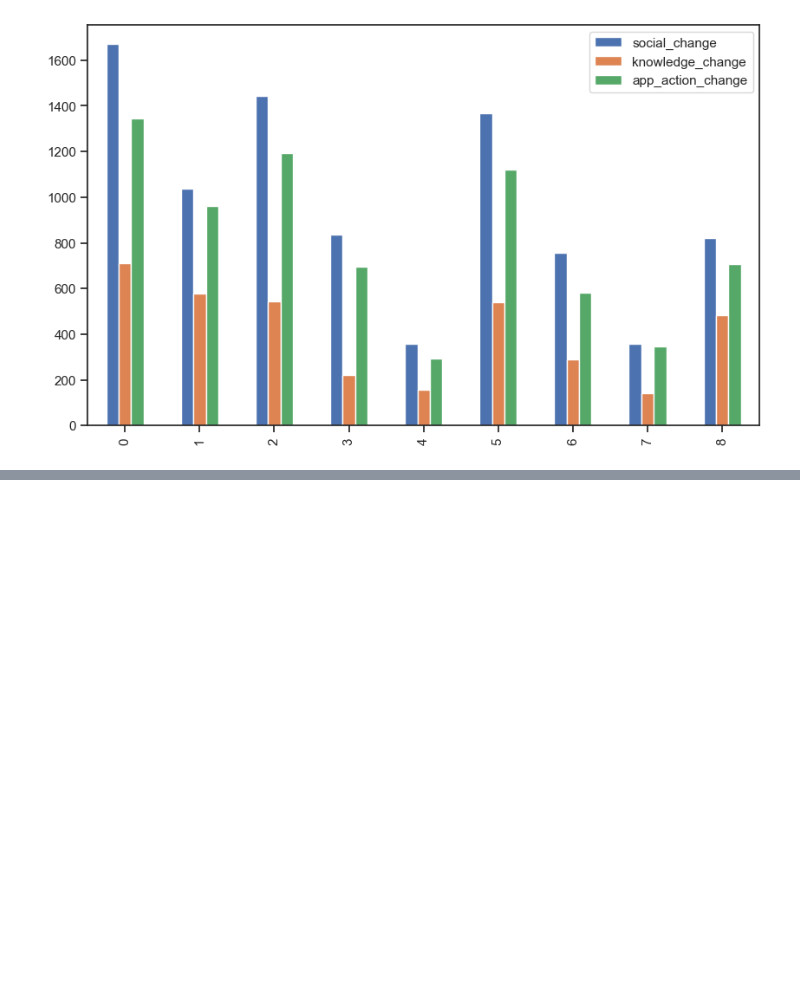
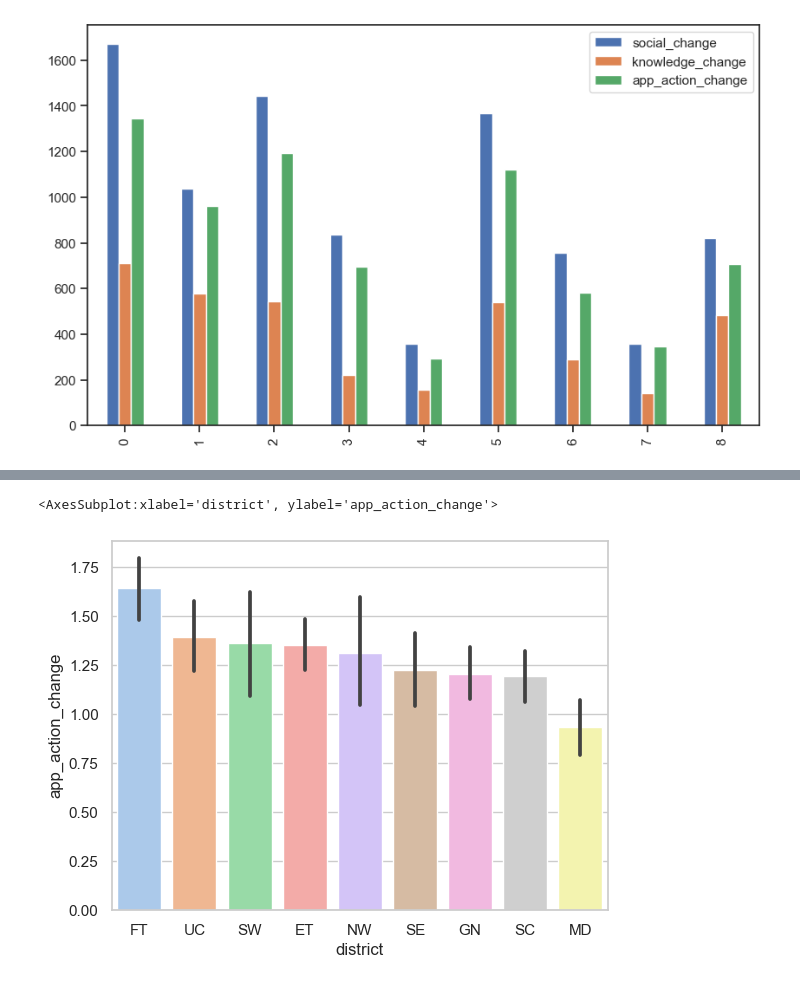
Before and after one commit to jwhankins177/Tennessee-Early-Intervention-System, a Jupyter notebook: notebooks/JH_notebook_CB.ipynb, the cells around one changed output, grey strips where cells are left out. Cells and saved outputs as stored; diff of their text form; code cells hidden in the pictures; blank space fills up the shorter version.

```diff
--- a/notebooks/JH_notebook_CB.ipynb
+++ b/notebooks/JH_notebook_CB.ipynb
@@ -651,0 +654,6 @@ poe_sum.plot(kind = 'bar',figsize = (10,6))
+# %%
+sns.barplot(data=poe, x='district', y='app_action_change',\
+            order= ('FT','UC','SW','ET','NW','SE','GN','SC','MD'))
+# %% [output]
+<AxesSubplot:xlabel='district', ylabel='app_action_change'>
+[figure, added]
```
Also changed, not shown: parts of 12 cells of this notebook, 1 other file.
